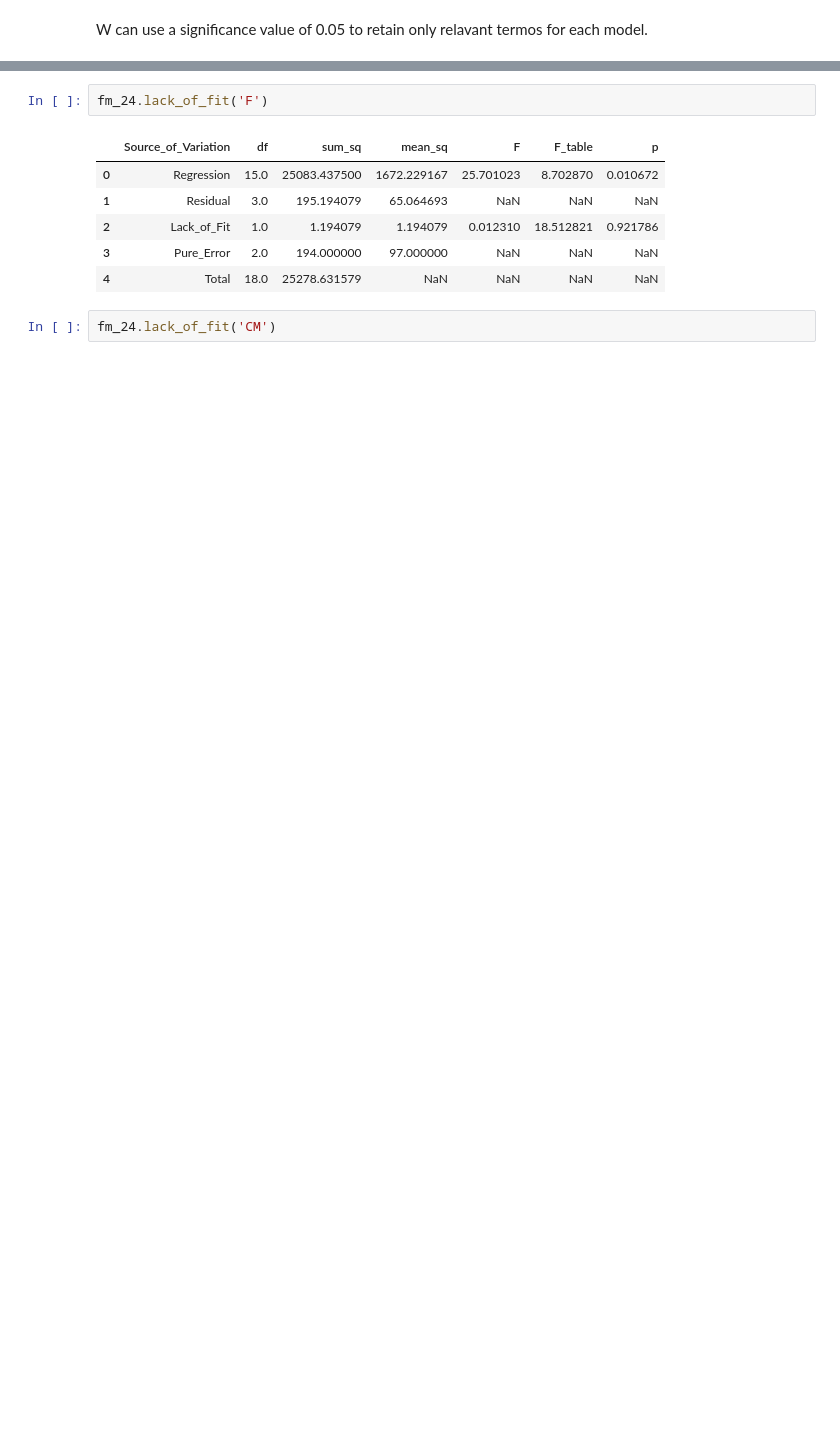
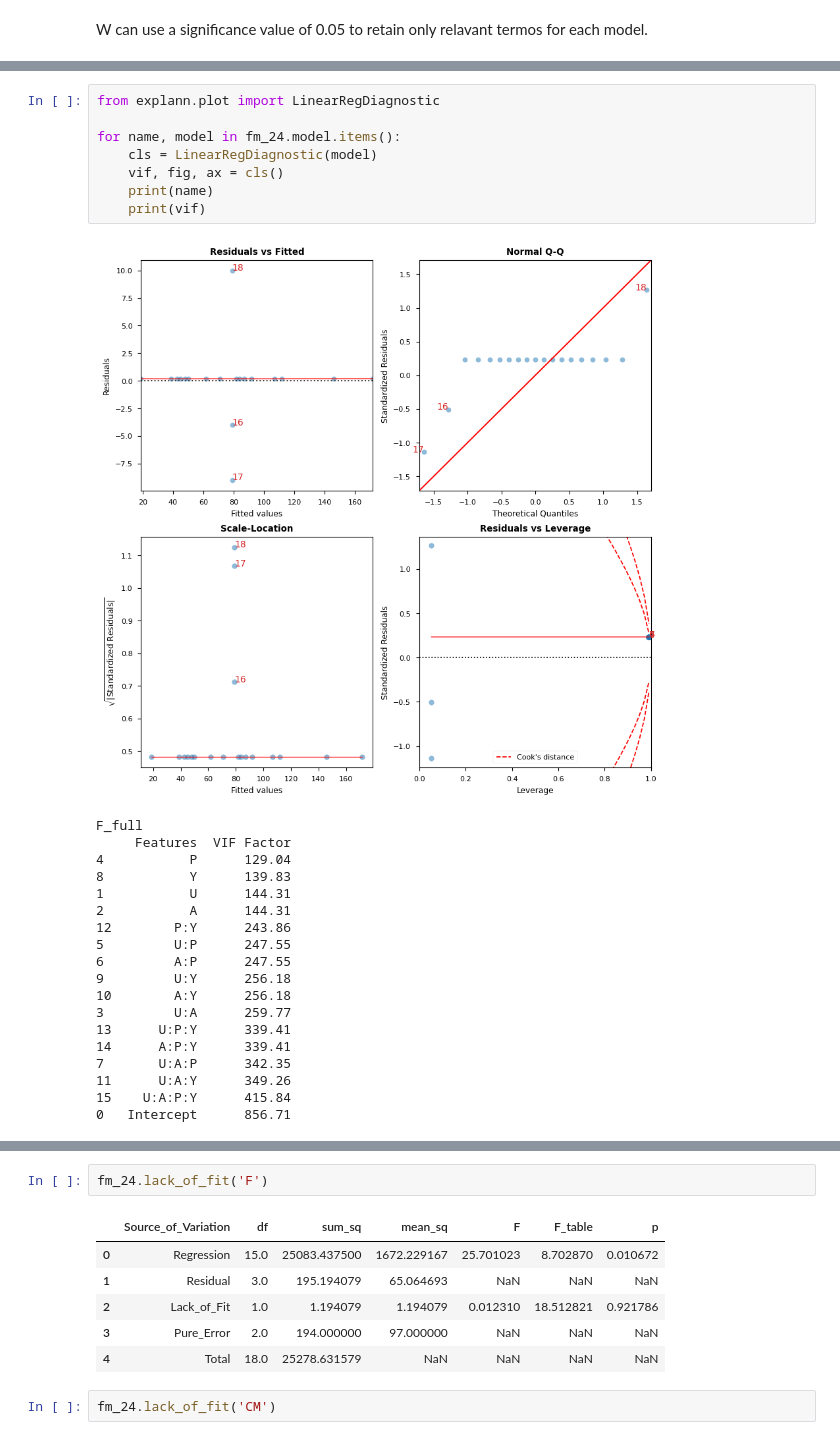
Before and after one commit to properallan/explann, a Jupyter notebook: docs/notebooks/paper_using_explann.ipynb, the cells around one changed output, grey strips where cells are left out. Saved outputs shown, nothing was run; the diff lists cells and outputs as text; blank space fills up the shorter version.

```diff
--- a/docs/notebooks/paper_using_explann.ipynb
+++ b/docs/notebooks/paper_using_explann.ipynb
@@ -121,0 +166,28 @@ W can use a significance value of 0.05 to retain only relavant termos for each m
+# %%
+from explann.plot import LinearRegDiagnostic
+
+for name, model in fm_24.model.items():
+    cls = LinearRegDiagnostic(model)
+    vif, fig, ax = cls()
+    print(name)
+    print(vif)
+# %% [output]
+[figure, added]
+F_full
+     Features  VIF Factor
+4           P      129.04
+8           Y      139.83
+1           U      144.31
+2           A      144.31
+12        P:Y      243.86
+5         U:P      247.55
+6         A:P      247.55
+9         U:Y      256.18
+10        A:Y      256.18
+3         U:A      259.77
+13      U:P:Y      339.41
+14      A:P:Y      339.41
+7       U:A:P      342.35
+11      U:A:Y      349.26
+15    U:A:P:Y      415.84
+0   Intercept      856.71
```
Also changed, not shown: parts of 31 cells of this notebook, 8 other files.
